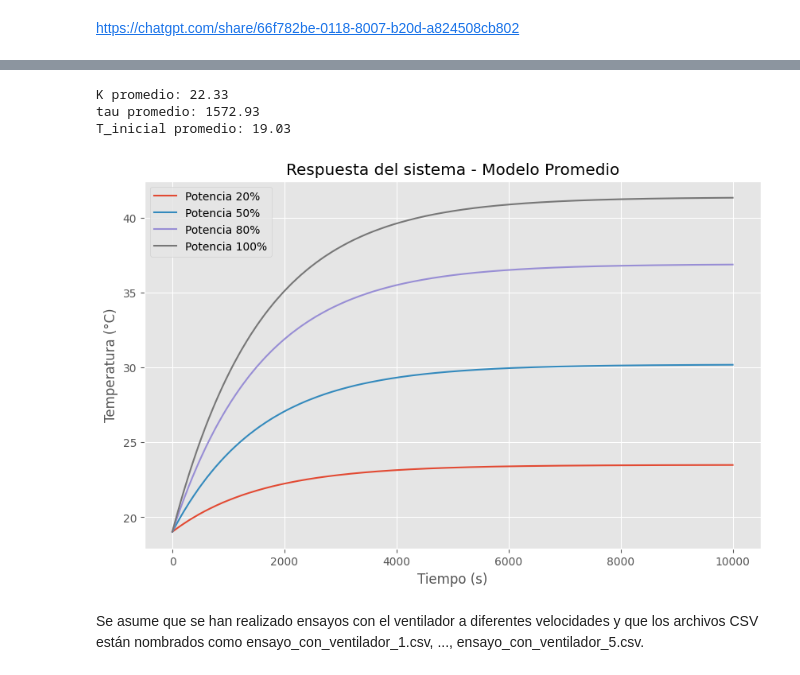
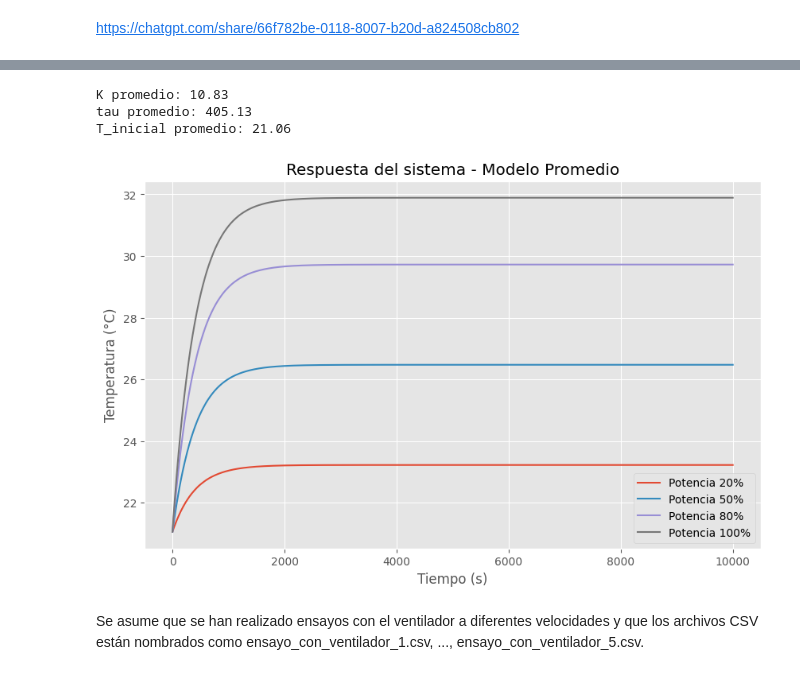
Before and after one commit to MaximilianoAntonio/incubator-prototype, a Jupyter notebook: Incbadora ino/vizualizador csv.ipynb, the cells around one changed output, grey strips where cells are left out. Drawn from its saved outputs; the diff is of its cells as text; code cells hidden in the pictures.

```diff
--- a/Incbadora ino/vizualizador csv.ipynb
+++ b/Incbadora ino/vizualizador csv.ipynb
@@ -117,11 +117,11 @@ niveles_potencia = [0.2, 0.5, 0.8, 1.0]  # 20%, 50%, 80%, 100%
 tiempo = np.linspace(0, 4000, 4000)  # Simular hasta 4000 segundos
 # Valores obtenidos de los ensayos
 ensayos = [
-    {'K': 22.17, 'tau': 747.58, 'T_inicial': 17.17},
-    {'K': 31.79, 'tau': 2072.48, 'T_inicial': 19.87},
-    {'K': 30.41, 'tau': 1830.63, 'T_inicial': 19.87},
-    {'K': 13.14, 'tau': 899.60, 'T_inicial': 18.41},
-    {'K': 14.14, 'tau': 2314.35, 'T_inicial': 19.83}
+    {'K': 17.08, 'tau': 355.73, 'T_inicial': 20.41},
+    {'K': 13.35, 'tau': 365.64, 'T_inicial': 21.01},
+    {'K': 9.63, 'tau': 307.87, 'T_inicial': 21.18},
+    {'K': 8.45, 'tau': 420.45, 'T_inicial': 20.74},
+    {'K': 3.64, 'tau': 577.98, 'T_inicial': 21.97}
 ]
 
 # Simulación para cada ensayo
@@ -152,46 +152,41 @@ import matplotlib.pyplot as plt
 # Definir la función de respuesta de primer orden
 def modelo_primer_orden(t, K, tau, T_inicial, P):
     return T_inicial + K * P * (1 - np.exp(-t / tau))
 
-# Valores obtenidos de los ensayos para calcular el promedio
-K_values = [22.17, 31.79, 30.41, 13.14, 14.14]
-tau_values = [747.58, 2072.48, 1830.63, 899.60, 2314.35]
-T_inicial_values = [17.17, 19.87, 19.87, 18.41, 19.83]
-
-# Calcular los promedios de K y tau
-K_promedio = np.mean(K_values)
-tau_promedio = np.mean(tau_values)
-T_inicial_promedio = np.mean(T_inicial_values)
+# Valores promedio obtenidos de los ensayos
+K_promedio = 10.83
+tau_promedio = 405.13
+T_inicial_promedio = 21.06
 
 print(f"K promedio: {K_promedio:.2f}")
 print(f"tau promedio: {tau_promedio:.2f}")
 print(f"T_inicial promedio: {T_inicial_promedio:.2f}")
 
 # Definir los niveles de potencia que queremos simular (en porcentaje)
 niveles_potencia = [0.2, 0.5, 0.8, 1.0]  # 20%, 50%, 80%, 100%
 
 # Definir los tiempos de simulación
 tiempo = np.linspace(0, 10000, 10000)  # Simular hasta 4000 segundos
 
 # Simulación usando los valores promedio
 plt.figure(figsize=(10, 6))
 for P in niveles_potencia:
     # Calcular la respuesta para cada nivel de potencia
     temperatura = modelo_primer_orden(tiempo, K_promedio, tau_promedio, T_inicial_promedio, P)
     plt.plot(tiempo, temperatura, label=f'Potencia {P*100:.0f}%')
 
 # Configuración de la gráfica
 plt.title(f'Respuesta del sistema - Modelo Promedio')
 plt.xlabel('Tiempo (s)')
 plt.ylabel('Temperatura (°C)')
 plt.legend()
 plt.grid(True)
 plt.show()
 # %% [output]
-K promedio: 22.33
-tau promedio: 1572.93
-T_inicial promedio: 19.03
+K promedio: 10.83
+tau promedio: 405.13
+T_inicial promedio: 21.06
-[figure, old version]
+[figure, new version]
 # %% [markdown]
 Se asume que se han realizado ensayos con el ventilador a diferentes velocidades y que los archivos CSV están nombrados como ensayo_con_ventilador_1.csv, ..., ensayo_con_ventilador_5.csv.
 # %%
```
Also changed, not shown: parts of 1 cell of this notebook, 1 other file.
